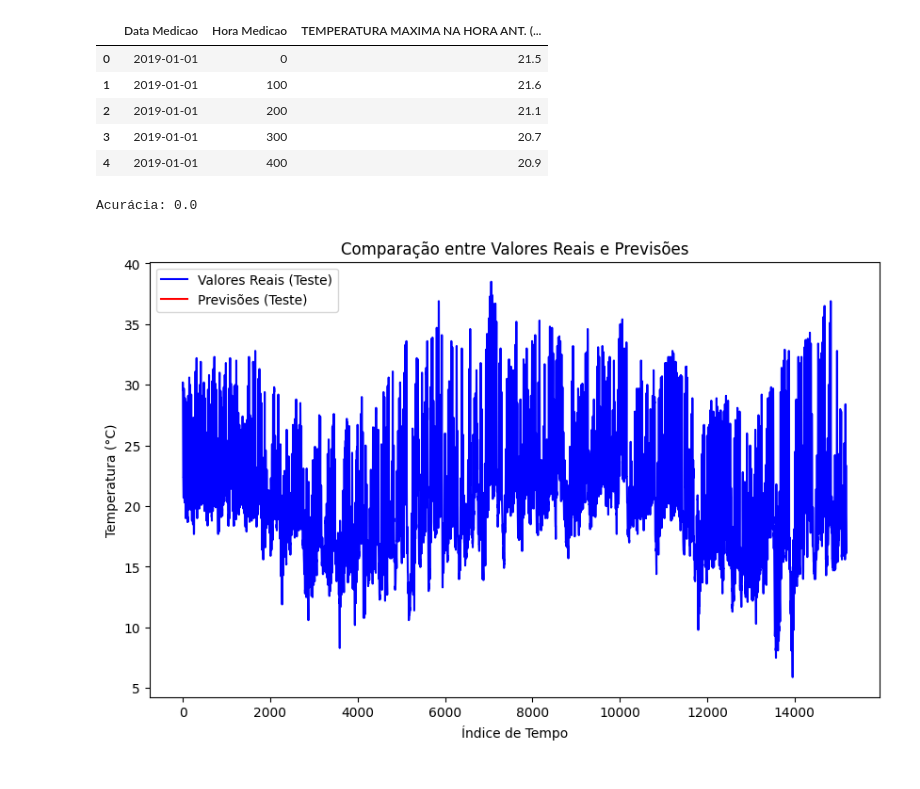
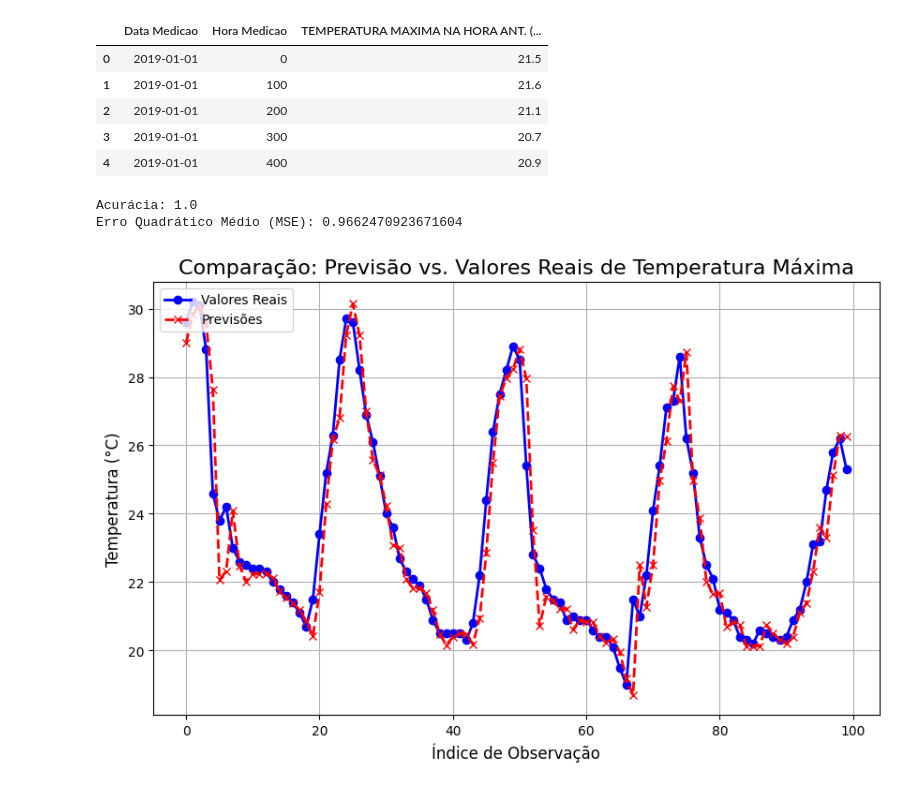
Before and after one commit to Joao-Pedro-Queiroz/Preditor, a Jupyter notebook: projeto.ipynb, the cells around one changed output. Cells and saved outputs as stored; diff of their text form; code cells hidden in the pictures.

```diff
--- a/projeto.ipynb
+++ b/projeto.ipynb
@@ -20,8 +20,8 @@ def criar_janelas_temporais(df, n_passos):
     X, Y = [], []
 
     for i in range(n_passos, len(df)):
-        X.append(df['Temperatura'].values[i - n_passos:i])
-        Y.append(df['Temperatura'].values[i])
+        X.append(df['TEMPERATURA MAXIMA NA HORA ANT. (AUT)(°C)'].values[i - n_passos:i])
+        Y.append(df['TEMPERATURA MAXIMA NA HORA ANT. (AUT)(°C)'].values[i])
 
     return np_.array(X), np_.array(Y)
 
@@ -31,48 +31,68 @@ def loss(parametros):
     mse = np_.mean((est - val)**2)
     return mse
 
-g = grad(loss)
-
 def accuracy(y_test, y_est):
     return np_.mean(np_.sign(y_test) == np_.sign(y_est))
+
+def calcular_mse(y_test, y_est):
+    return np_.mean((y_test - y_est) ** 2)
+
+g = grad(loss)
 # %%
-df['Temperatura'] = pd.to_numeric(df['TEMPERATURA MAXIMA NA HORA ANT. (AUT)(°C)'], errors='coerce')
-df = df.dropna()
+df['TEMPERATURA MAXIMA NA HORA ANT. (AUT)(°C)'] = pd.to_numeric(df['TEMPERATURA MAXIMA NA HORA ANT. (AUT)(°C)'], errors='coerce')  # Garantir que os valores sejam numéricos
+df = df.dropna(subset=['TEMPERATURA MAXIMA NA HORA ANT. (AUT)(°C)'])
 
 n_passos = 5
 X, Y = criar_janelas_temporais(df, n_passos)
 
-n_treino = int(0.7 * len(X))
+n_treino = int(len(X) * 0.7)
 X_train, X_test = X[:n_treino], X[n_treino:]
 y_train, y_test = Y[:n_treino], Y[n_treino:]
 
+mean_X, std_X = X_train.mean(), X_train.std()
+X_train = (X_train - mean_X) / std_X
+X_test = (X_test - mean_X) / std_X
+
 N_DIMENSOES = X_train.shape[1]
 
-w = np_.random.randn(N_DIMENSOES, 1)
+w = np.random.randn(N_DIMENSOES, 1)
 b = 0.0
 alpha = 10**-2
 n_treinos = 10000
 
 pontos = X_train
-alvos = y_train
+alvos = np_.array([y_train])
 
-for n in range(10000):
+for n in range(n_treinos):
     grad_ = g((w, b, pontos, alvos))
     w -= alpha * grad_[0]
     b -= alpha * grad_[1]
 
+
 y_est = w.T @ X_test.T + b
+
+y_test = np.array([y_test])
 
 print(f"Acurácia: {accuracy(y_test, y_est)}")
 
-plt.figure(figsize=(10,6))
-plt.plot(range(len(y_test)), y_test, label="Valores Reais (Teste)", color='blue')
-plt.plot(range(len(y_est[0])), y_est[0], label="Previsões (Teste)", color='red')
-plt.title("Comparação entre Valores Reais e Previsões")
-plt.xlabel("Índice de Tempo")
-plt.ylabel("Temperatura (°C)")
-plt.legend()
+mse = calcular_mse(y_test, y_est)
+print(f"Erro Quadrático Médio (MSE): {mse}")
+
+n_samples = 100
+y_test_sample = y_test.flatten()[:n_samples]
+y_est_sample = y_est.flatten()[:n_samples]
+
+
+plt.figure(figsize=(10, 6))
+plt.plot(y_test_sample, label="Valores Reais", color='blue', marker='o', linestyle='-', linewidth=2)
+plt.plot(y_est_sample, label="Previsões", color='red', marker='x', linestyle='--', linewidth=2)
+plt.title("Comparação: Previsão vs. Valores Reais de Temperatura Máxima", fontsize=16)
+plt.xlabel("Índice de Observação", fontsize=12)
+plt.ylabel("Temperatura (°C)", fontsize=12)
+plt.legend(loc="upper left")
+plt.grid(True)
 plt.show()
 # %% [output]
-Acurácia: 0.0
+Acurácia: 1.0
+Erro Quadrático Médio (MSE): 0.9662470923671604
-[figure, old version]
+[figure, new version]
```
